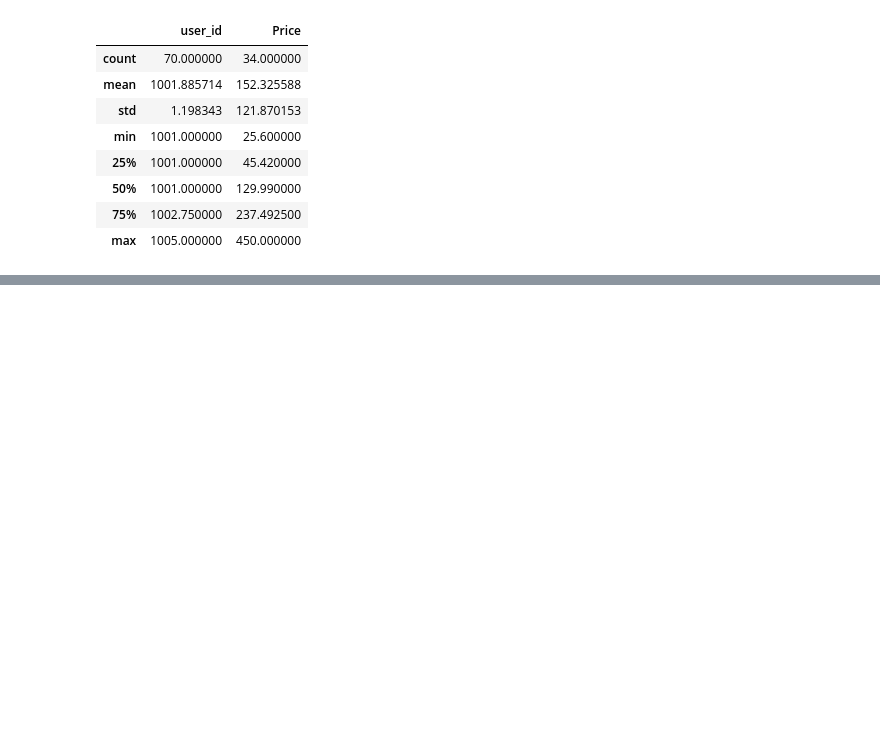
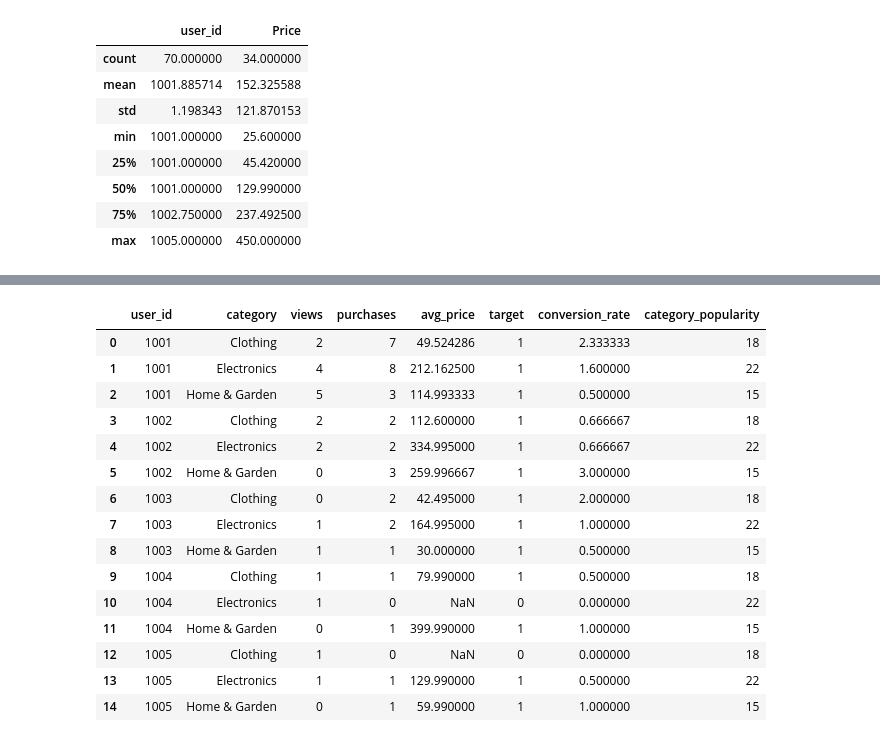
Before and after one commit to Kingvayn/e-commerce_behavior_analisis, a Jupyter notebook: users_analisis_1.ipynb, the cells around one changed output, grey strips where cells are left out. Saved outputs shown, nothing was run; the diff lists cells and outputs as text; code cells hidden in the pictures; blank space fills up the shorter version.

```diff
--- a/users_analisis_1.ipynb
+++ b/users_analisis_1.ipynb
@@ -283,0 +255,12 @@ df_events[df_events["event_type"] == "purchase"]
+# %%
+agg = df_events.groupby(["user_id","category"]).agg({
+    "event_type": [
+        lambda x: (x == "view").sum(),
+        lambda x: (x == "purchase").sum()
+    ],
+    "Price":"mean"
+})
+
+agg.columns = ["views","purchases","avg_price"]
+agg = agg.reset_index()
+agg
@@ -283,0 +286,3 @@ df_events[df_events["event_type"] == "purchase"]
+# %%
+agg["target"] = (agg["purchases"] > 0).astype(int)
+agg
@@ -283,0 +356,3 @@ df_events[df_events["event_type"] == "purchase"]
+# %%
+agg["conversion_rate"] = agg["purchases"] / (agg["views"]+1)
+agg
@@ -283,0 +376,21 @@ df_events[df_events["event_type"] == "purchase"]
+# %%
+cat_pop = df_events["category"].value_counts()
+agg["category_popularity"] = agg["category"].map(cat_pop)
+agg
+# %% [output]
+|  | user_id | category | views | purchases | avg_price | target | conversion_rate | category_popularity |
+| 0 | 1001 | Clothing | 2 | 7 | 49.524286 | 1 | 2.333333 | 18 |
+| 1 | 1001 | Electronics | 4 | 8 | 212.162500 | 1 | 1.600000 | 22 |
+| 2 | 1001 | Home & Garden | 5 | 3 | 114.993333 | 1 | 0.500000 | 15 |
+| 3 | 1002 | Clothing | 2 | 2 | 112.600000 | 1 | 0.666667 | 18 |
+| 4 | 1002 | Electronics | 2 | 2 | 334.995000 | 1 | 0.666667 | 22 |
+| 5 | 1002 | Home & Garden | 0 | 3 | 259.996667 | 1 | 3.000000 | 15 |
+| 6 | 1003 | Clothing | 0 | 2 | 42.495000 | 1 | 2.000000 | 18 |
+| 7 | 1003 | Electronics | 1 | 2 | 164.995000 | 1 | 1.000000 | 22 |
+| 8 | 1003 | Home & Garden | 1 | 1 | 30.000000 | 1 | 0.500000 | 15 |
+| 9 | 1004 | Clothing | 1 | 1 | 79.990000 | 1 | 0.500000 | 18 |
+| 10 | 1004 | Electronics | 1 | 0 | NaN | 0 | 0.000000 | 22 |
+| 11 | 1004 | Home & Garden | 0 | 1 | 399.990000 | 1 | 1.000000 | 15 |
+| 12 | 1005 | Clothing | 1 | 0 | NaN | 0 | 0.000000 | 18 |
+| 13 | 1005 | Electronics | 1 | 1 | 129.990000 | 1 | 0.500000 | 22 |
+| 14 | 1005 | Home & Garden | 0 | 1 | 59.990000 | 1 | 1.000000 | 15 |
```
Also changed, not shown: parts of 37 cells of this notebook.
